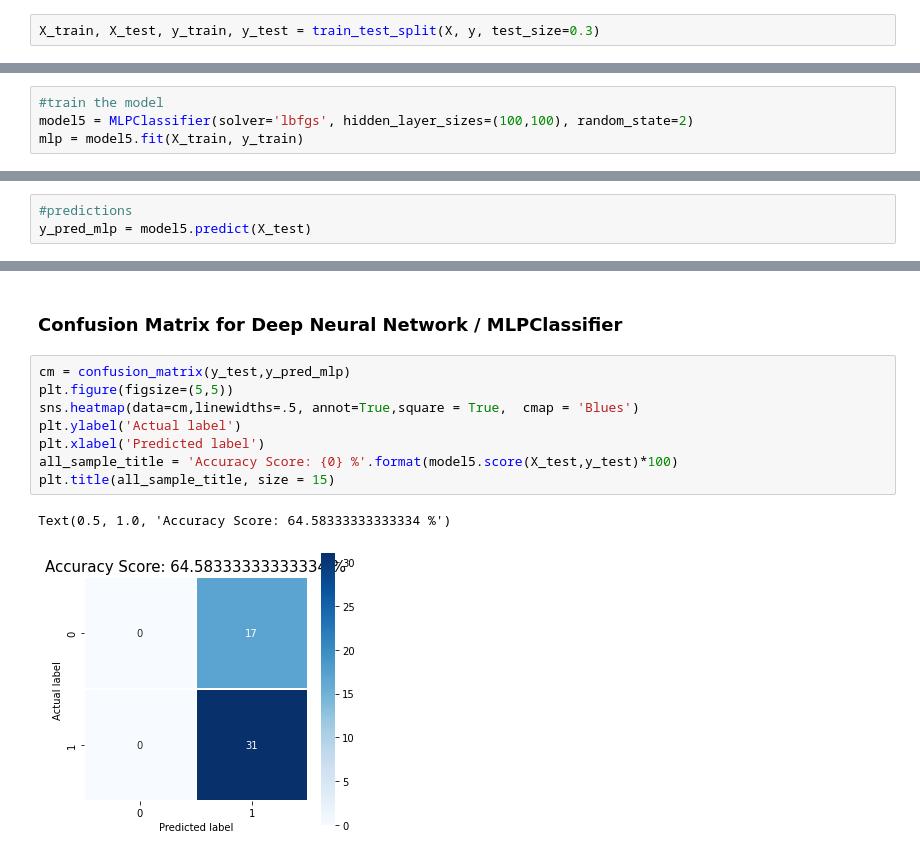
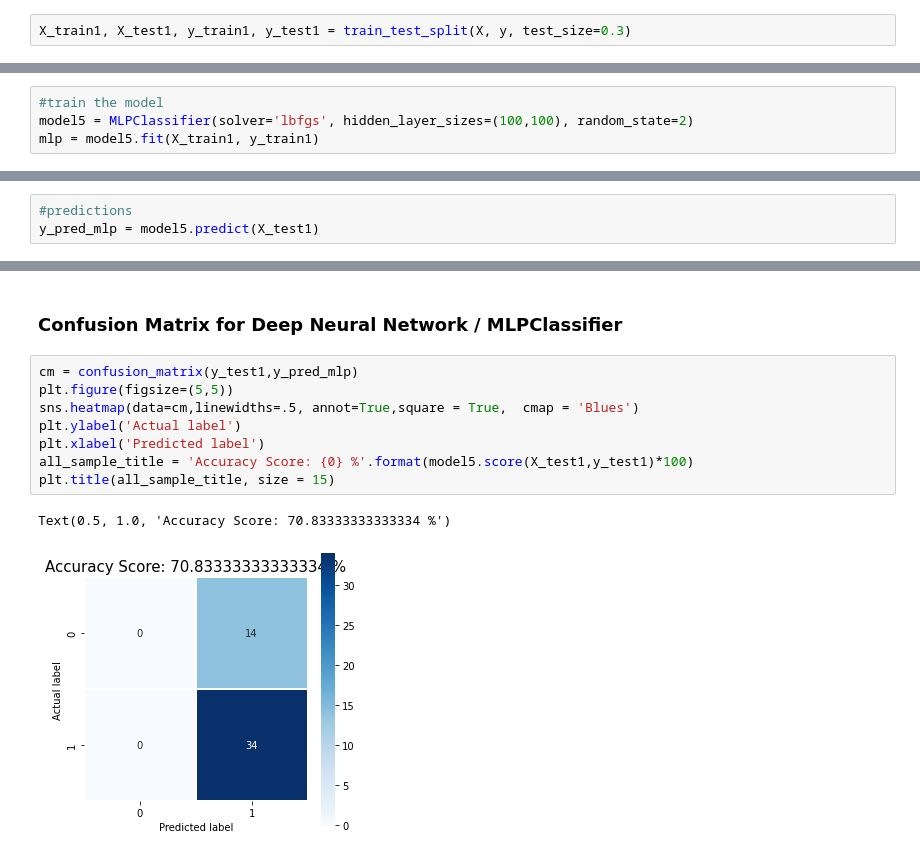
Before and after one commit to Khuks/Loan-Eligibility-prediction, a Jupyter notebook: Loan_Eligibility_Prediction.ipynb, the cells around one changed output, grey strips where cells are left out. Saved outputs shown, nothing was run; the diff lists cells and outputs as text.

```diff
--- a/Loan_Eligibility_Prediction.ipynb
+++ b/Loan_Eligibility_Prediction.ipynb
@@ -1555,5 +1555,5 @@ X=training_data.drop(['Loan_Status'], axis=1)
 # %%
 X = pd.get_dummies(X)
 # %%
-X_train, X_test, y_train, y_test = train_test_split(X, y, test_size=0.3)
+X_train1, X_test1, y_train1, y_test1 = train_test_split(X, y, test_size=0.3)
 # %%
@@ -1572,7 +1574,7 @@ y_test.shape:  (48,)
 # %%
 #train the model
 model5 = MLPClassifier(solver='lbfgs', hidden_layer_sizes=(100,100), random_state=2)
-mlp = model5.fit(X_train, y_train)
+mlp = model5.fit(X_train1, y_train1)
 # %%
 model5.get_params(deep=True)
 # %% [output]
@@ -1595,7 +1597,7 @@ model5.get_params(deep=True)
  'warm_start': False}
 # %%
 #predictions
-y_pred_mlp = model5.predict(X_test)
+y_pred_mlp = model5.predict(X_test1)
 # %%
 y_pred_mlp
 # %% [output]
@@ -1624,13 +1626,13 @@ array([1, 1, 1, 1, 1, 1, 1, 1, 1, 1, 1, 1, 1, 1, 1, 1, 1, 1, 1, 1, 1, 1,
 # %% [markdown]
 ### Confusion Matrix for Deep Neural Network / MLPClassifier
 # %%
-cm = confusion_matrix(y_test,y_pred_mlp)
+cm = confusion_matrix(y_test1,y_pred_mlp)
 plt.figure(figsize=(5,5))
 sns.heatmap(data=cm,linewidths=.5, annot=True,square = True,  cmap = 'Blues')
 plt.ylabel('Actual label')
 plt.xlabel('Predicted label')
-all_sample_title = 'Accuracy Score: {0} %'.format(model5.score(X_test,y_test)*100)
+all_sample_title = 'Accuracy Score: {0} %'.format(model5.score(X_test1,y_test1)*100)
 plt.title(all_sample_title, size = 15)
 # %% [output]
-Text(0.5, 1.0, 'Accuracy Score: 64.58333333333334 %')
+Text(0.5, 1.0, 'Accuracy Score: 70.83333333333334 %')
-[figure, old version]
+[figure, new version]
```
Also changed, not shown: parts of 31 cells of this notebook.
